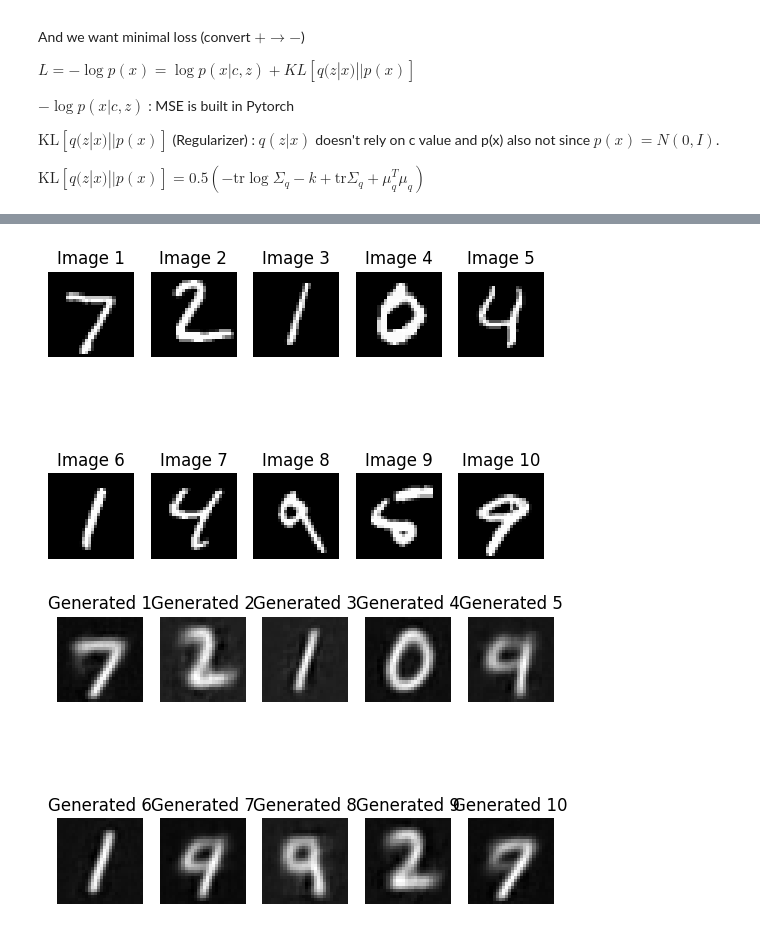
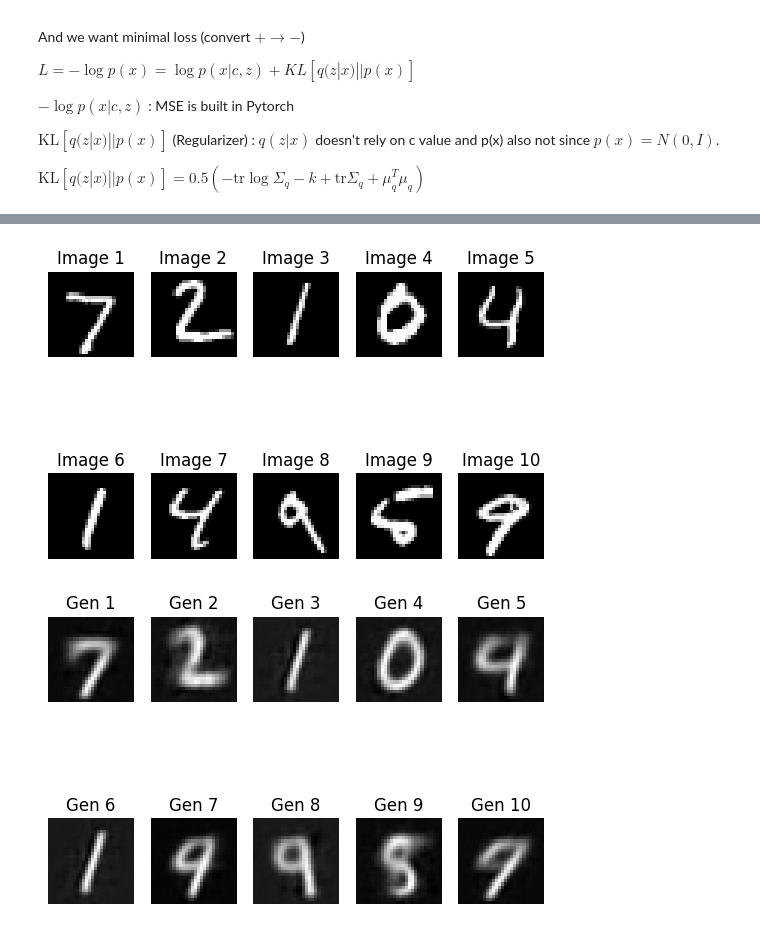
Before and after one commit to seungmindavid/Representational-Learning, a Jupyter notebook: VAE/SVAE_CNN.ipynb, the cells around one changed output, grey strips where cells are left out. Drawn from its saved outputs; the diff is of its cells as text; code cells hidden in the pictures.

```diff
--- a/VAE/SVAE_CNN.ipynb
+++ b/VAE/SVAE_CNN.ipynb
@@ -294,53 +327,45 @@ plot_reconstructed(model)
 # %%
 import torch
 import matplotlib.pyplot as plt
 
-
-
 batch = next(iter(test_loader))
 images, labels = batch
-# Assuming img_tensor is your torch tensor with size [10, 1, 28, 28]
 img_tensor = torch.randn(10, 1, 28, 28)
 
-# Loop through the batch and plot each image
 for i in range(10):
-    # Convert the tensor to numpy array
-    img_array = images[i].squeeze().detach().numpy()
+  # Convert the tensor to numpy array
+  img_array = images[i].squeeze().detach().numpy()
 
-    # Plot the image
-    plt.subplot(2, 5, i+1)  # Assuming a 2x5 grid for the subplots
-    plt.imshow(img_array, cmap='gray')
-    plt.axis('off')  # Turn off axis labels
-    plt.title(f'Image {i+1}')
-
+  # Plot the image
+  plt.subplot(2, 5, i+1)
+  plt.imshow(img_array, cmap='gray')
+  plt.axis('off')
+  plt.title(f'Image {i+1}')
 plt.show()
 
-epoch = 9
-model = SupervisedVAE(latent_dim, img_size, num_classes).to(device)
-model.load_state_dict(torch.load('supervised_vae.pth'))
-
-model.eval()
+# Plot generated image
+# model = SupervisedVAE(latent_dim, img_size, num_classes).to(device)
+# model.load_state_dict(torch.load('supervised_vae.pth'))
+# model.eval()
 
 images = images.to(device)
 labels = labels.to(device)
 
-x_reconstructed, mu, logvar, class_logits = model.forward(images)
+x_reconstructed, mu, logvar, class_logits = svae_model.forward(images)
 
 # Loop through the batch and plot each image
 for i in range(10):
-    # Convert the tensor to numpy array
-    img_array = x_reconstructed[i].squeeze().cpu().detach().numpy()
-    #img_array = np.clip(img_array/255.,0,1)
-    # Plot the image
-    plt.subplot(2, 5, i+1)  # Assuming a 2x5 grid for the subplots
-    plt.imshow(img_array, cmap='gray')
-    plt.axis('off')  # Turn off axis labels
-    plt.title(f'Generated {i+1}')
+  # Convert the tensor to numpy array
+  img_array = x_reconstructed[i].squeeze().cpu().detach().numpy()
+  plt.subplot(2, 5, i+1)
+  plt.imshow(img_array, cmap='gray')
+  plt.axis('off')
+  plt.title(f'Gen {i+1}')
 
 plt.show()
 # %% [output]
 [figure]
-[figure, old version]
+[figure, new version]
 # %%
 import pathlib
 
```
Also changed, not shown: parts of 15 cells of this notebook.
